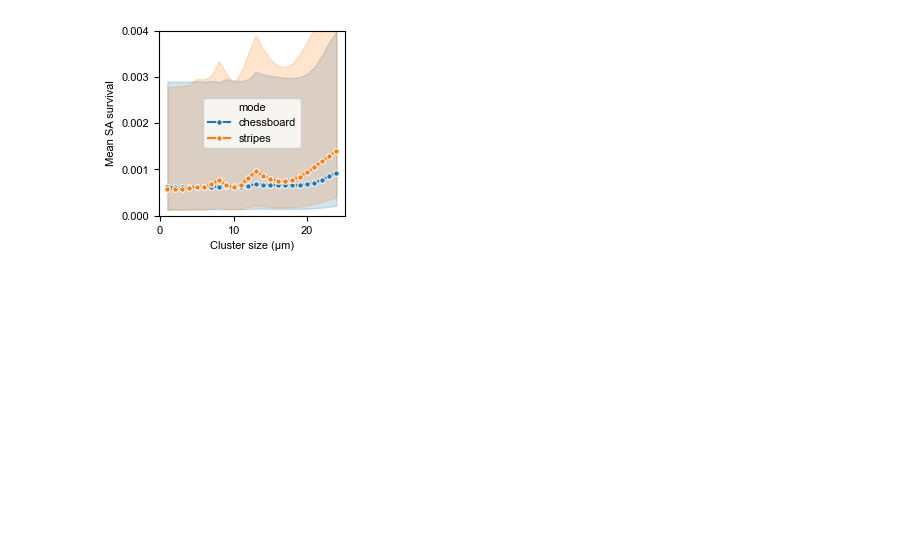
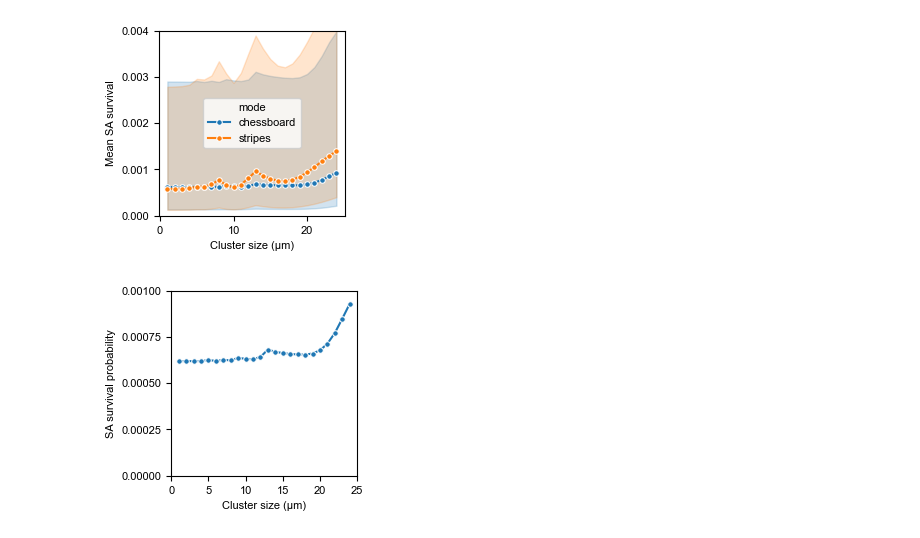
Before and after one commit to simonvanvliet/SpatialToleranceModel, a Jupyter notebook: 5_2D_model/1_2d_model_chamber.ipynb, the cells around one changed output. Saved outputs shown, nothing was run; the diff lists cells and outputs as text; code cells hidden in the pictures; blank space fills up the shorter version.

Commit message:
updated mixed chamber analysis

```diff
--- a/5_2D_model/1_2d_model_chamber.ipynb
+++ b/5_2D_model/1_2d_model_chamber.ipynb
@@ -602,3 +676,46 @@ plt.savefig("./figures/cluster_size_vs_survival_chamber_ci.pdf", bbox_inches='ti
 # %% [output]
 [figure]
 [figure]
+# %%
+output_df = pd.read_csv("./data/cluster_size_vs_survival.csv")
+
+# -----------------------------
+# Plot style
+# -----------------------------
+font_size = 8
+plt.rcParams.update({
+    'font.size': font_size,
+    'font.family': 'Arial',
+    'axes.labelsize': font_size,
+    'axes.titlesize': font_size,
+    'xtick.labelsize': font_size,
+    'ytick.labelsize': font_size,
+    'legend.fontsize': font_size,
+    'pdf.fonttype': 42,
+    'ps.fonttype': 42
+})
+
+
+# -----------------------------
+# Plot line
+# -----------------------------
+
+#
+
+df_sub = output_df[output_df['mode'] == 'chessboard']
+
+fig, ax = plt.subplots(figsize=(6/2.5, 6/2.5))
+sns.lineplot(data=df_sub, x="cluster size", y="survival_q50", marker="o", ax=ax, markersize=4)
+ax.set_xlabel("Cluster size (μm)")
+ax.set_ylabel("SA survival probability")
+# -----------------------------
+# Labels & limits
+# -----------------------------
+ax.set_xlim(0, 25)
+ax.set_ylim(0, 0.001)  # Adjust as needed
+ax.set_yticks(np.linspace(0, 0.001, 5))
+
+
+plt.savefig("./figures/mixed_chambers_predicted_survival.pdf", bbox_inches='tight')
+# %% [output]
+[figure, added]
```
Also changed, not shown: parts of 2 cells of this notebook, 12 other files.
